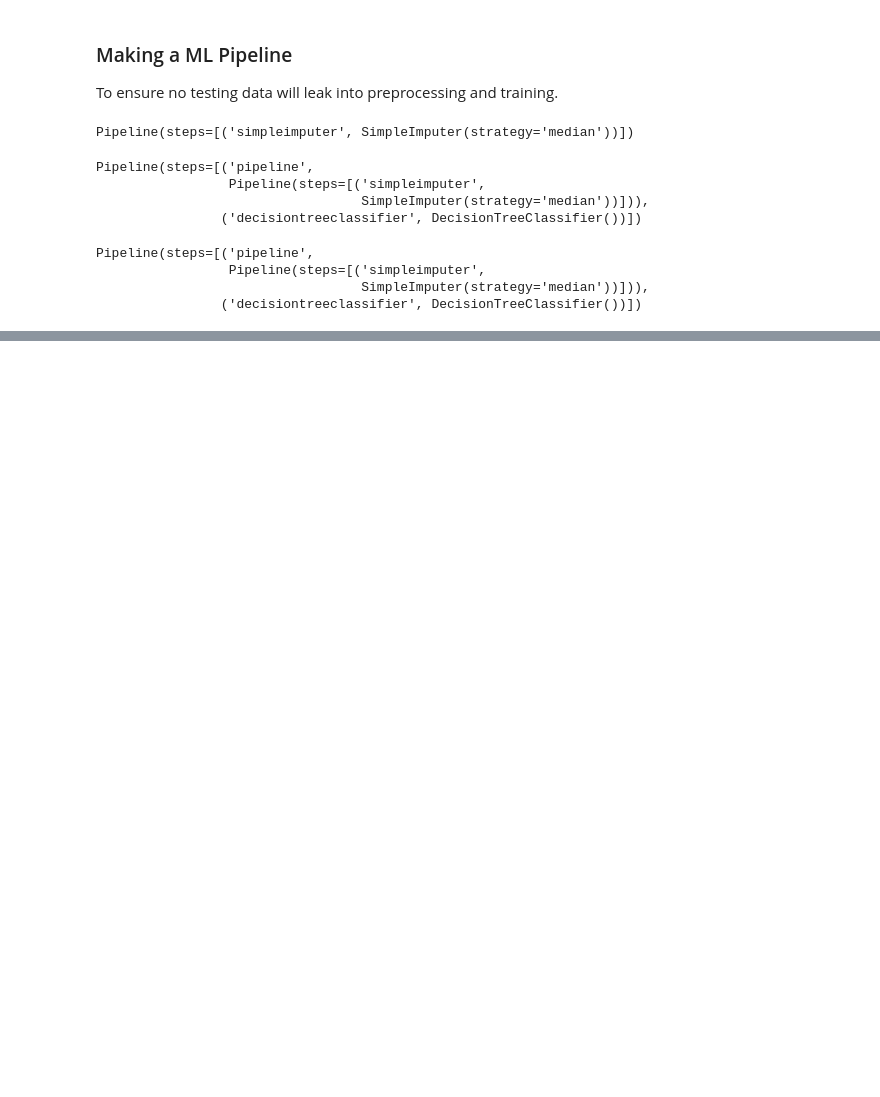
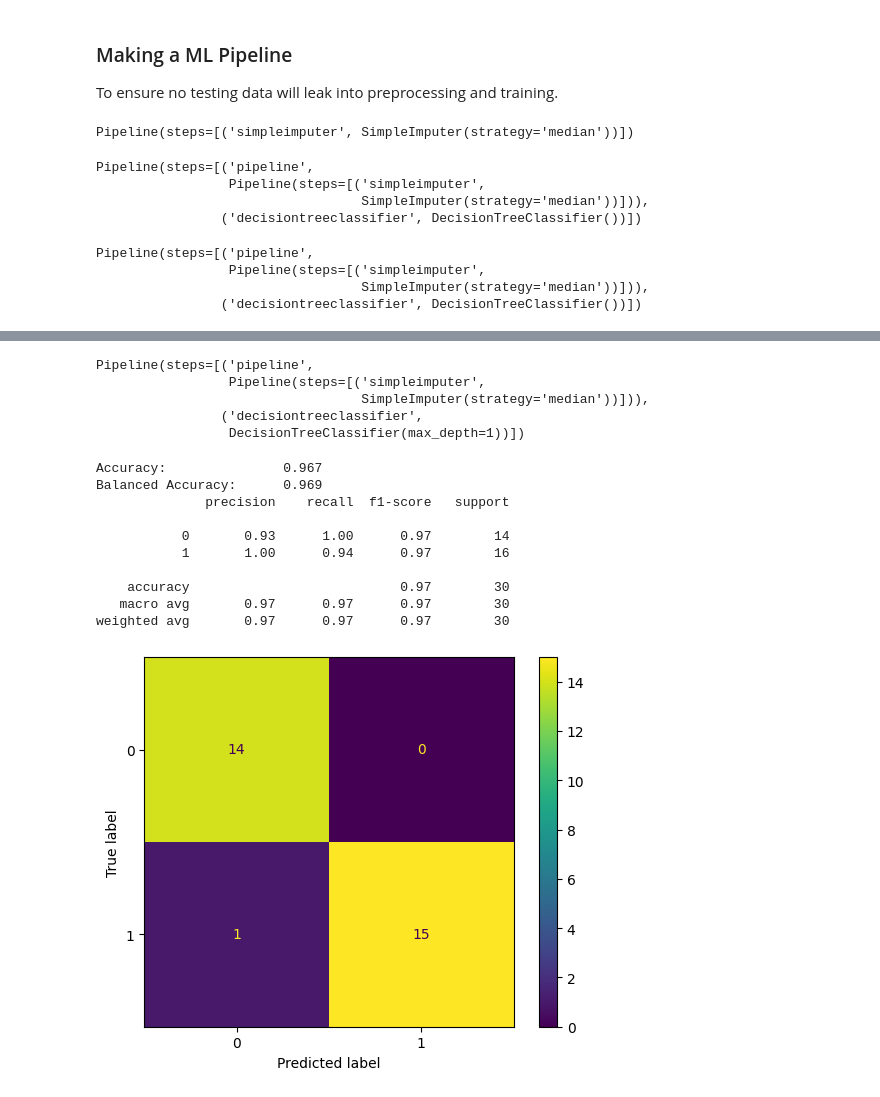
Before and after one commit to e-paj/M2M_Tech, a Jupyter notebook: Capstone_3.ipynb, the cells around one changed output, grey strips where cells are left out. Saved outputs shown, nothing was run; the diff lists cells and outputs as text; code cells hidden in the pictures; blank space fills up the shorter version.

```diff
--- a/Capstone_3.ipynb
+++ b/Capstone_3.ipynb
@@ -402,0 +509,8 @@ ValueError: Classification metrics can't handle a mix of continuous-multioutput
+# %%
+param_grid = {
+    'decisiontreeclassifier__max_depth': list(range(1, 15)), # list(range(1, 15))
+    'decisiontreeclassifier__min_samples_leaf': list(range(1, 15)), # list(range(1, 15))
+}
+# %%
+grid_search = GridSearchCV(pipeline, param_grid=param_grid, scoring= 'balanced_accuracy', n_jobs=-1)
+grid_search.fit(X_train,y_train)
@@ -402,0 +562,24 @@ ValueError: Classification metrics can't handle a mix of continuous-multioutput
+# %%
+best_pipeline = grid_search.best_estimator_
+best_pipeline
+# %% [output]
+Pipeline(steps=[('pipeline',
+                 Pipeline(steps=[('simpleimputer',
+                                  SimpleImputer(strategy='median'))])),
+                ('decisiontreeclassifier',
+                 DecisionTreeClassifier(max_depth=1))])
+# %%
+# test the model
+show_model_evaluation(best_pipeline, X_test, y_test)
+# %% [output]
+Accuracy:               0.967
+Balanced Accuracy:      0.969
+              precision    recall  f1-score   support
+
+           0       0.93      1.00      0.97        14
+           1       1.00      0.94      0.97        16
+
+    accuracy                           0.97        30
+   macro avg       0.97      0.97      0.97        30
+weighted avg       0.97      0.97      0.97        30
+[figure, added]
```
Also changed, not shown: parts of 34 cells of this notebook.
